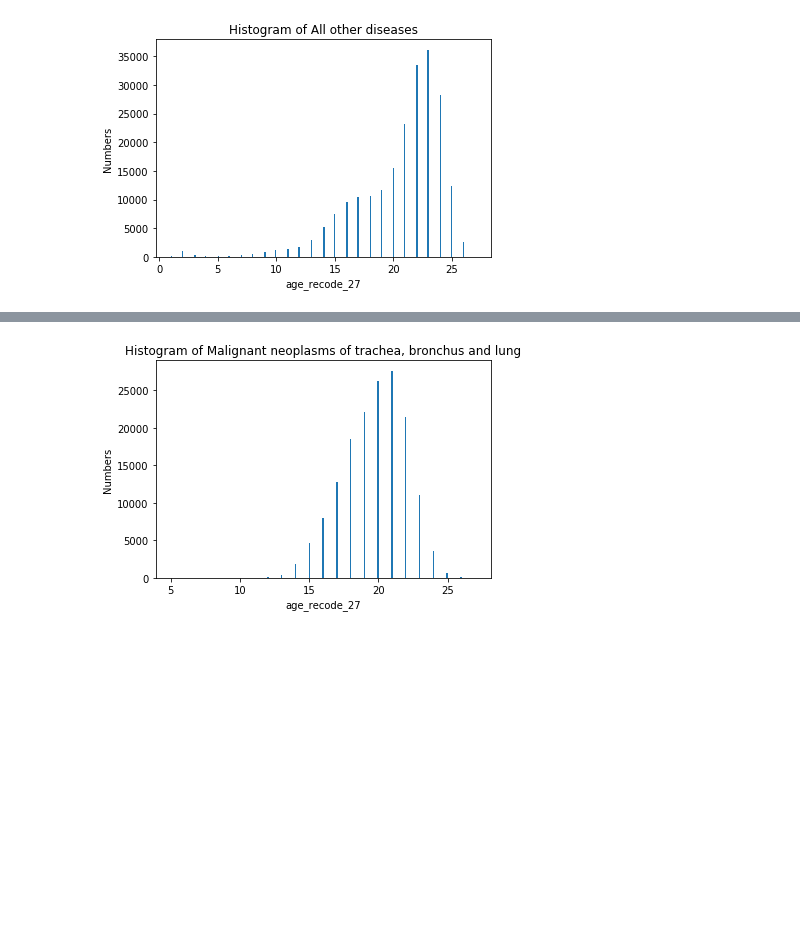
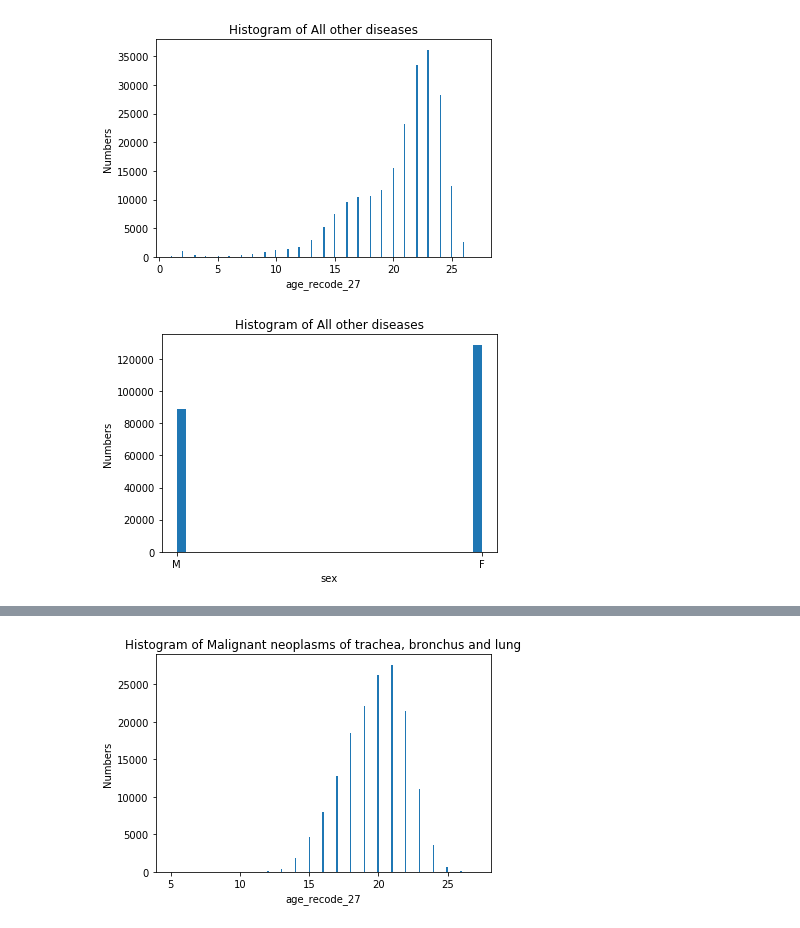
Before and after one commit to segunak/Mortality-Analysis, a Jupyter notebook: FinalProject-GroupA-kuni.ipynb, the cells around one changed output, grey strips where cells are left out. Saved outputs shown, nothing was run; the diff lists cells and outputs as text; code cells hidden in the pictures; blank space fills up the shorter version.

```diff
--- a/FinalProject-GroupA-kuni.ipynb
+++ b/FinalProject-GroupA-kuni.ipynb
@@ -233,3 +468,14 @@ plt.ylabel("Numbers")
 plt.show()
 # %% [output]
 [figure]
+# %%
+# Plot of No.111: All other diseases (Residual)
+xsex = data111['sex'].values
+plt.title("Histogram of All other diseases")
+#binblock = np.arange(650, 2950, 100)
+plt.hist(xsex ,bins = 'auto', rwidth=0.9)
+plt.xlabel("sex")
+plt.ylabel("Numbers")
+plt.show()
+# %% [output]
+[figure, added]
```
Also changed, not shown: parts of 124 cells of this notebook.
